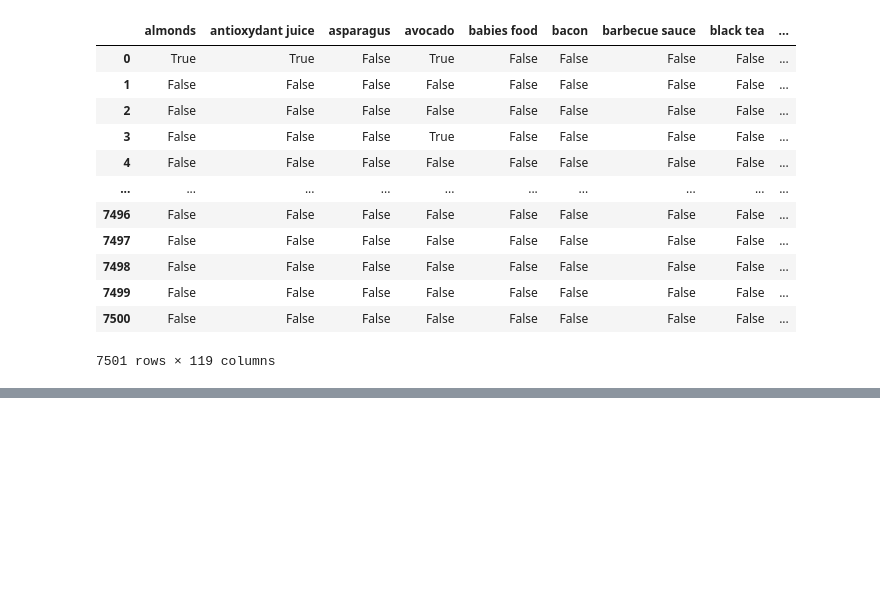
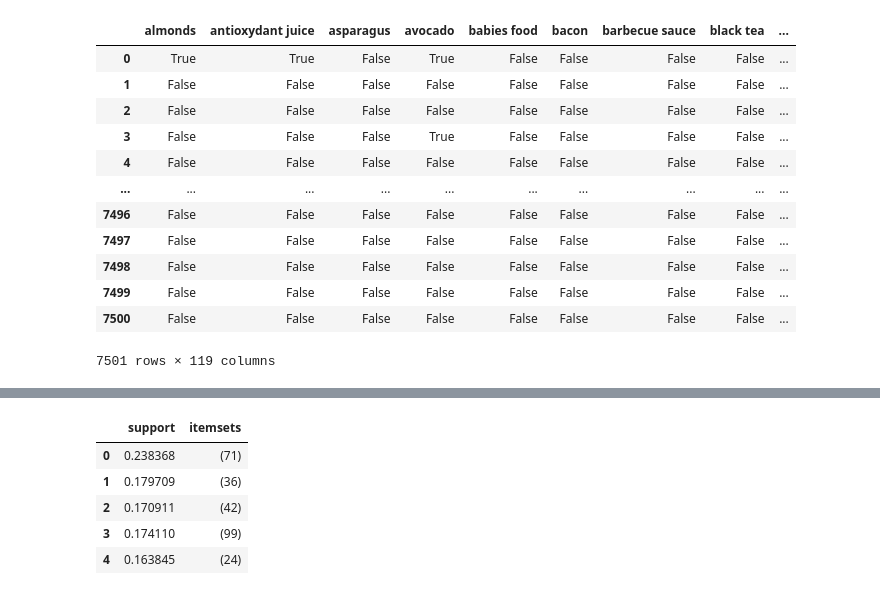
Before and after one commit to nnrtgt/dma1, a Jupyter notebook: 199DataMiningAssignment.ipynb, the cells around one changed output, grey strips where cells are left out. Drawn from its saved outputs; the diff is of its cells as text; code cells hidden in the pictures; blank space fills up the shorter version.

```diff
--- a/199DataMiningAssignment.ipynb
+++ b/199DataMiningAssignment.ipynb
@@ -258,0 +285,11 @@ df
+# %%
+from mlxtend.frequent_patterns import fpgrowth
+
+fpgrowth(df, min_support=0.15)
+# %% [output]
+|  | support | itemsets |
+| 0 | 0.238368 | (71) |
+| 1 | 0.179709 | (36) |
+| 2 | 0.170911 | (42) |
+| 3 | 0.174110 | (99) |
+| 4 | 0.163845 | (24) |
```
Also changed, not shown: parts of 11 cells of this notebook.
